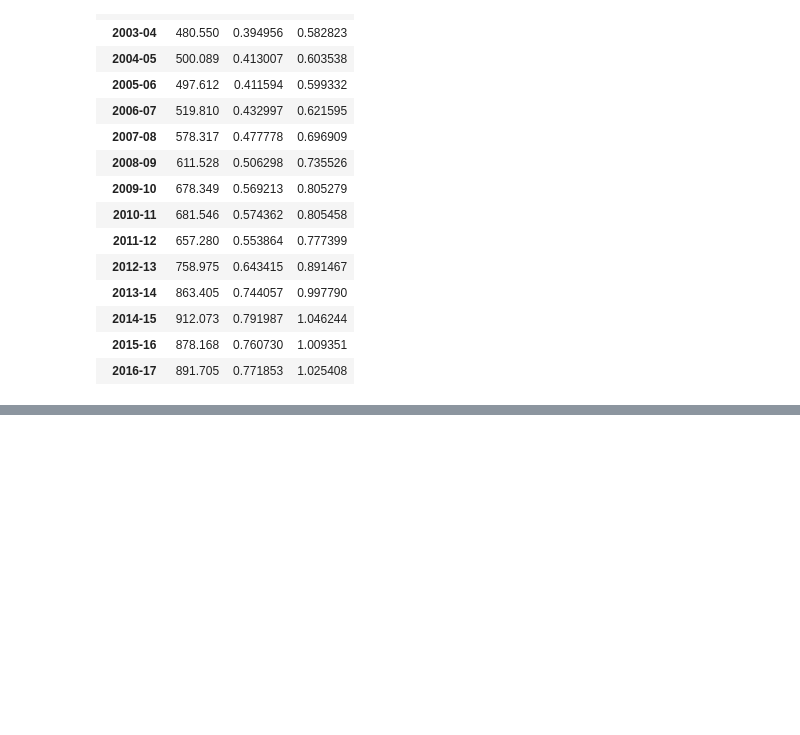
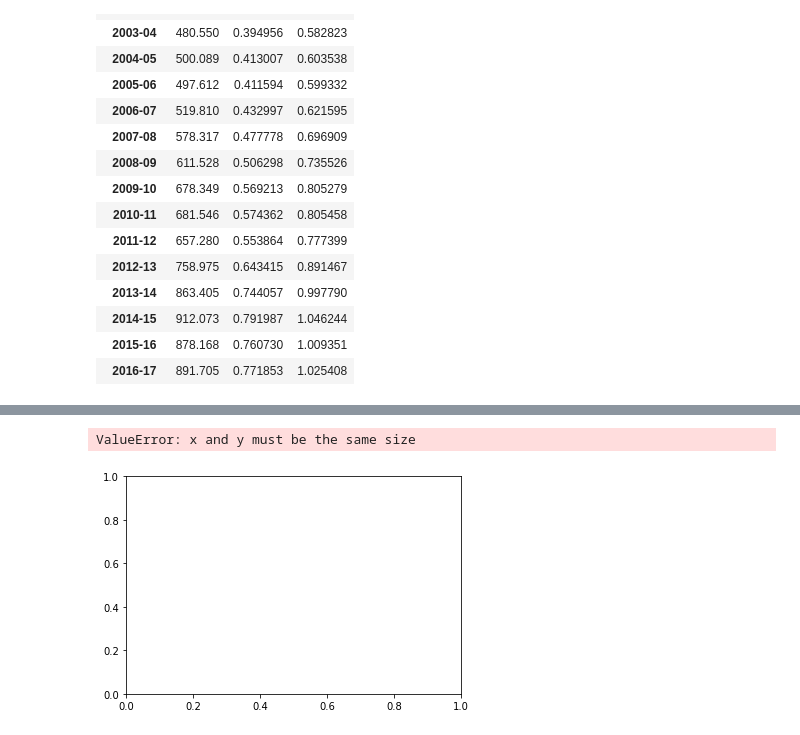
Before and after one commit to zdsteele/Project_1, a Jupyter notebook: Firestone/Violent Crimes.ipynb, the cells around one changed output, grey strips where cells are left out. Saved outputs shown, nothing was run; the diff lists cells and outputs as text; code cells hidden in the pictures; blank space fills up the shorter version.

```diff
--- a/Firestone/Violent Crimes.ipynb
+++ b/Firestone/Violent Crimes.ipynb
@@ -208,0 +233,5 @@ plt.scatter(crimeperrate['Offense Type'][0],crimeperrate['2008 Crime Rate (per 1
+# %%
+#Crime Rate per 100,000
+crimeperrate=combined_crimes[['Offense Type','2008','2009','2010','2011','2012','2013','2014','2015',
+                              '2016','2017']]
+crimeperrate
@@ -208,0 +245,7 @@ plt.scatter(crimeperrate['Offense Type'][0],crimeperrate['2008 Crime Rate (per 1
+# %%
+plt.scatter(400,crimeperrate['2008'])
+
+plt.show()
+# %% [output]
+ValueError: x and y must be the same size
+[figure, added]
```
Also changed, not shown: parts of 19 cells of this notebook.
